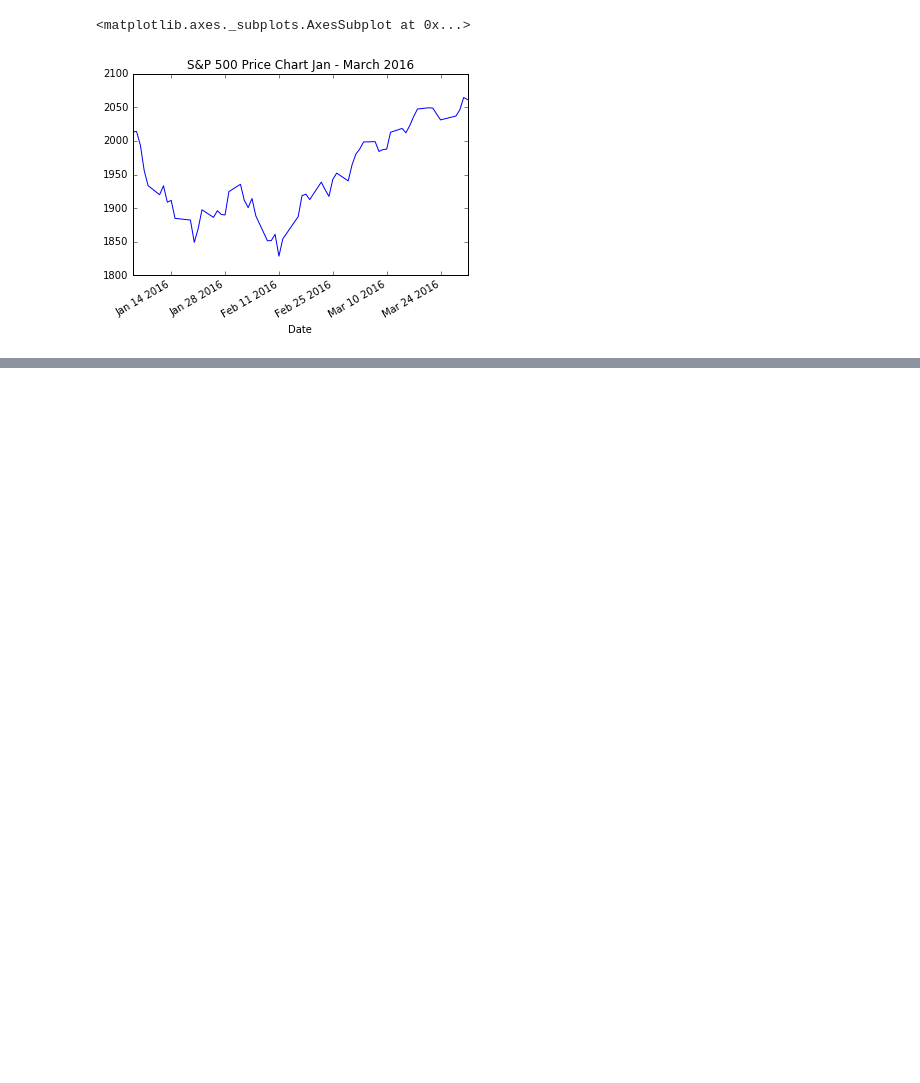
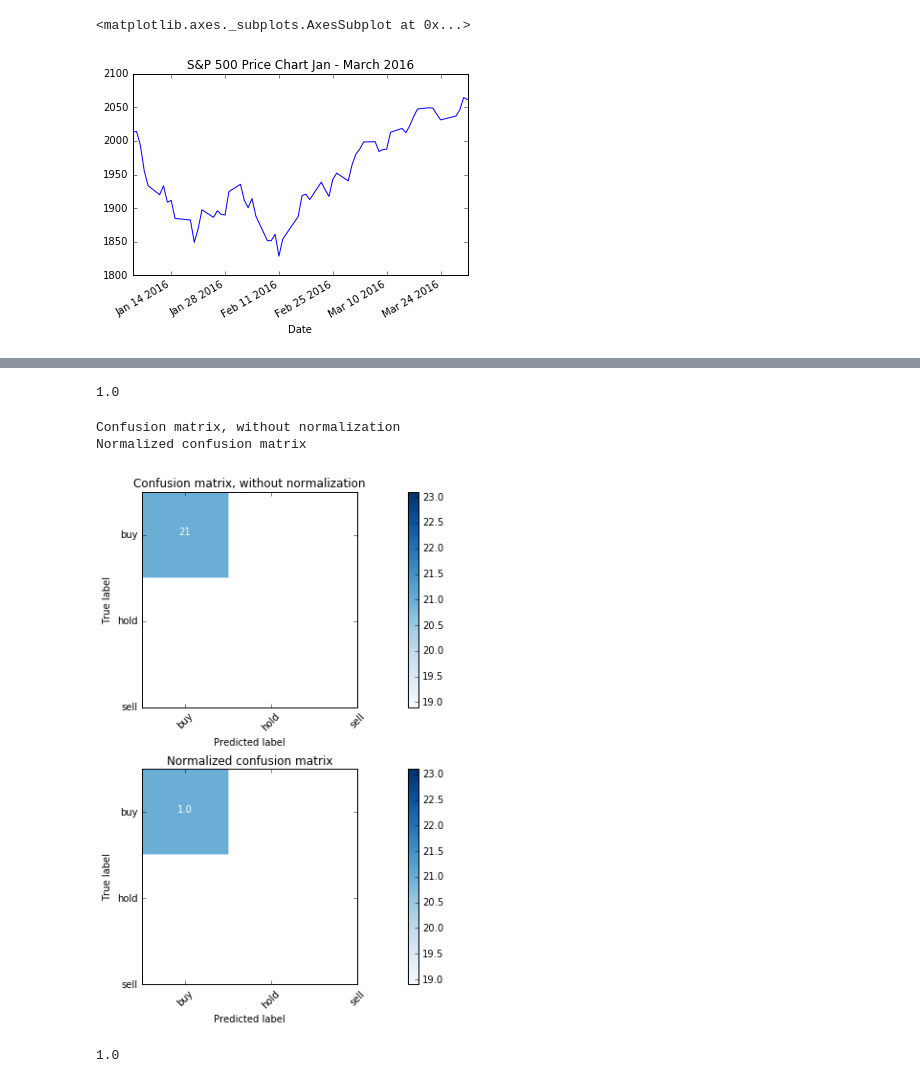
Before and after one commit to maxwelllee54/FinancialProgramClass, a Jupyter notebook: Project/Project3/Project3.ipynb, the cells around one changed output, grey strips where cells are left out. Cells and saved outputs as stored; diff of their text form; code cells hidden in the pictures; blank space fills up the shorter version.

```diff
--- a/Project/Project3/Project3.ipynb
+++ b/Project/Project3/Project3.ipynb
@@ -193,0 +213,29 @@ GradientBoostingClassifier(criterion='friedman_mse', init=None,
+# %%
+from sklearn.neural_network import MLPClassifier
+clf = MLPClassifier(solver='lbfgs', alpha=1e-5, hidden_layer_sizes=(15,), random_state=1)
+
+clf.fit(X_train, y_train)
+
+y_predict = clf.predict(X_test)
+
+confusion = metrics.confusion_matrix(y_test, y_predict)
+
+print(clf.score(X_test, y_test))
+# %% [output]
+1.0
+# %%
+np.set_printoptions(precision=2)
+
+plt.figure(figsize=(15,8))
+plt.subplot(211)
+
+plot_confusion_matrix(confusion, classes=label.inverse_transform([0,1,2]),
+                      title='Confusion matrix, without normalization')
+
+plt.subplot(212)
+plot_confusion_matrix(confusion, classes=label.inverse_transform([0,1,2]), normalize=True,
+                      title='Normalized confusion matrix')
+# %% [output]
+Confusion matrix, without normalization
+Normalized confusion matrix
+[figure, added]
@@ -193,0 +264,30 @@ GradientBoostingClassifier(criterion='friedman_mse', init=None,
+# %%
+label_action = LabelEncoder()
+label_ticker = LabelEncoder()
+label_industry = LabelEncoder()
+
+df = stock.copy()
+
+df.loc[:, 'action'] = label_action.fit_transform(df.loc[:, 'action'].astype(str))
+df.loc[:, 'Ticker'] = label_ticker.fit_transform(df.loc[:, 'action'].astype(str))
+df.loc[:, 'Industry'] = label_industry.fit_transform(df.loc[:, 'action'].astype(str))
+
+df = df.loc[:'2016-10-31']
+
+
+X_train = df.loc[:'2016-09-30',['Open', 'High', 'Low', 'Close', 'Volume', 'avg_price', 'Ticker', 'Industry']]
+y_train = df.loc[:'2016-09-30','action']
+X_test = df.loc['2016-10-01':,['Open', 'High', 'Low', 'Close', 'Volume', 'avg_price', 'Ticker', 'Industry']]
+y_test = df.loc['2016-10-01':, 'action']
+
+params = {'n_estimators': 1000, 'max_depth': 4, 'min_samples_split': 2, 'learning_rate': 0.01, 'loss': 'ls'}
+clf = ensemble.GradientBoostingClassifier()
+clf.fit(X_train, y_train)
+
+y_predict = clf.predict(X_test)
+
+confusion = metrics.confusion_matrix(y_test, y_predict)
+
+print(clf.score(X_test, y_test))
+# %% [output]
+1.0
```
Also changed, not shown: parts of 11 cells of this notebook.
